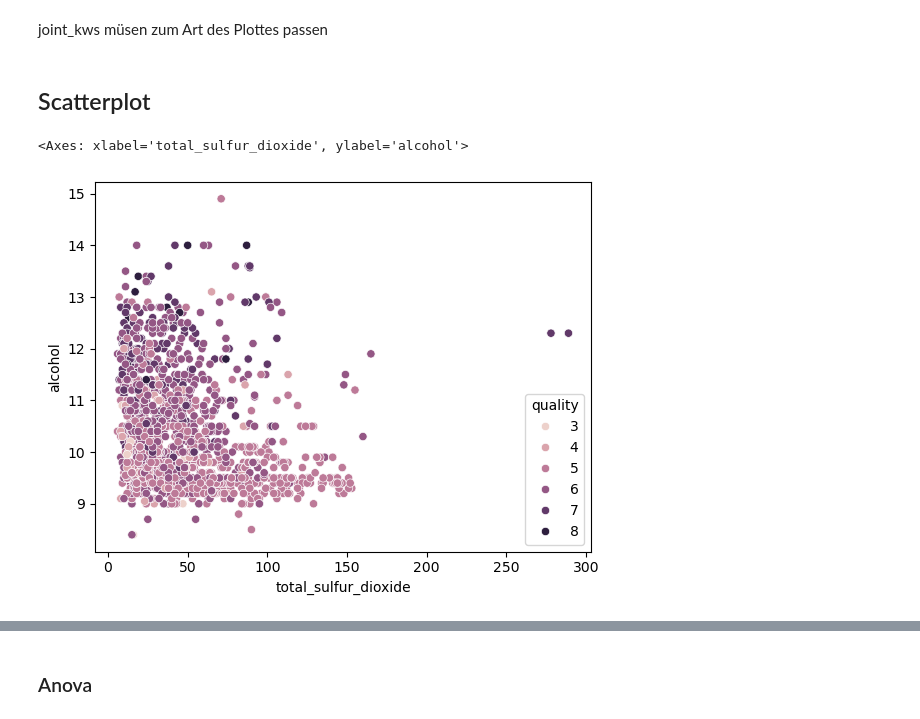
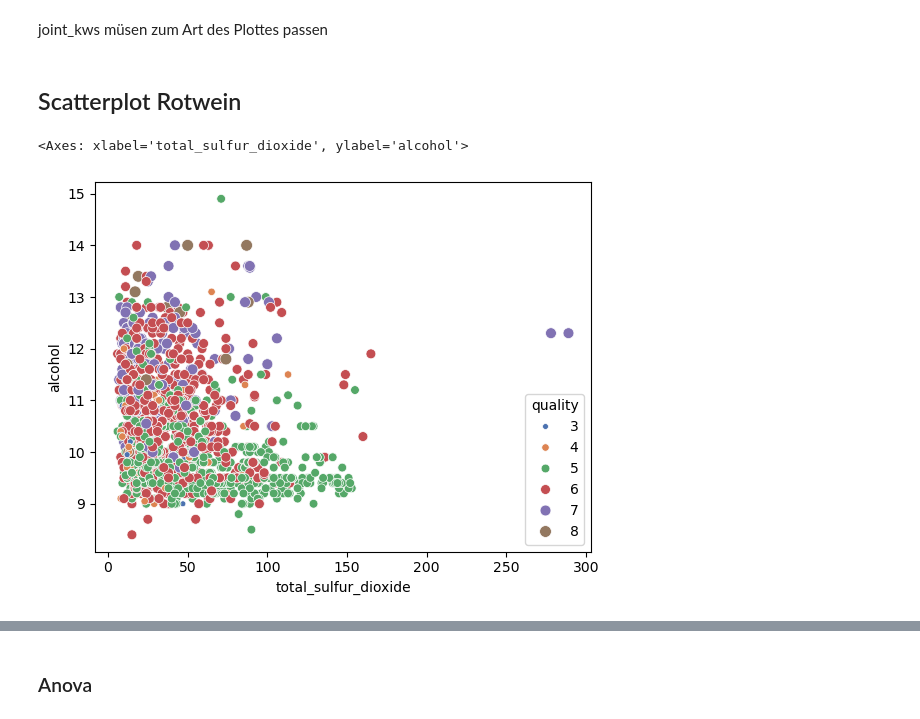
Before and after one commit to katybyte3000/Academy_Excercises, a Jupyter notebook: Project_02/sprint02/projekt02_sprint01-Dataexploration_Correlations.ipynb, the cells around one changed output, grey strips where cells are left out. Cells and saved outputs as stored; diff of their text form; code cells hidden in the pictures.

Commit message:
changing parameter und Histogramme

```diff
--- a/Project_02/sprint02/projekt02_sprint01-Dataexploration_Correlations.ipynb
+++ b/Project_02/sprint02/projekt02_sprint01-Dataexploration_Correlations.ipynb
@@ -248,9 +260,9 @@ joint1.plot_joint(sns.histplot, color ='gray')
 # %% [markdown]
 joint_kws müsen zum Art des Plottes passen
 # %% [markdown]
-## Scatterplot
+## Scatterplot Rotwein
 # %%
-sns.scatterplot(data=red_wine, x="total_sulfur_dioxide", y="alcohol", hue="quality")
+sns.scatterplot(data=red_wine, x="total_sulfur_dioxide", y="alcohol", hue="quality", palette="deep", size="quality")
 # %% [output]
 <Axes: xlabel='total_sulfur_dioxide', ylabel='alcohol'>
-[figure, old version]
+[figure, new version]
```
Also changed, not shown: parts of 8 cells of this notebook, 3 other files.
